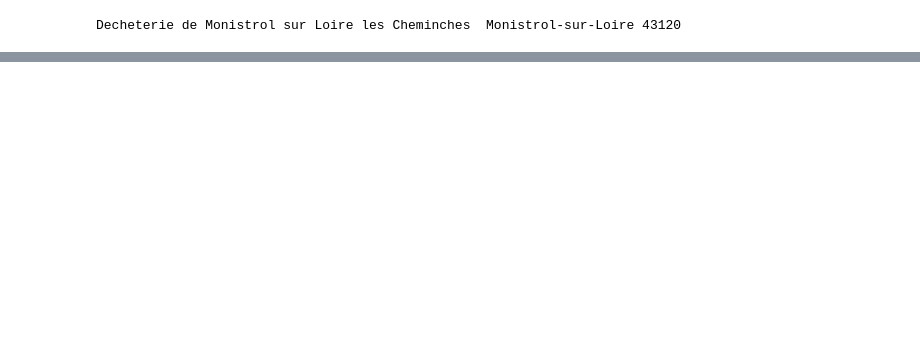
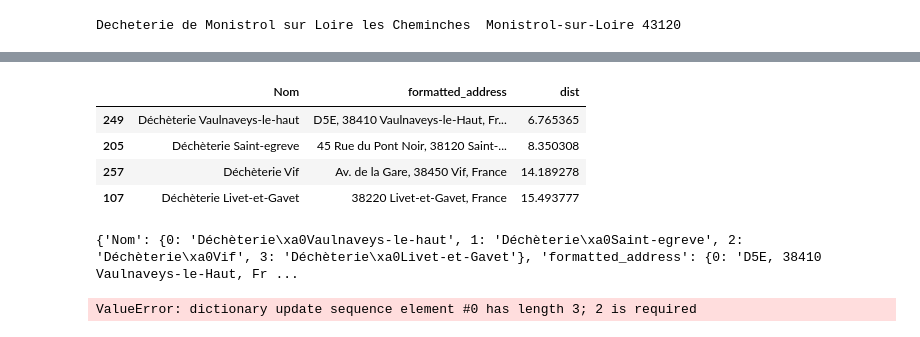
Before and after one commit to kairosilveira/track_my_trash_backend, a Jupyter notebook: src/analysis.ipynb, the cells around one changed output, grey strips where cells are left out. Drawn from its saved outputs; the diff is of its cells as text; code cells hidden in the pictures; blank space fills up the shorter version.

```diff
--- a/src/analysis.ipynb
+++ b/src/analysis.ipynb
@@ -193,2 +203,20 @@ df_final = df_final.drop(columns=["Adresse", "Adresse (suite)", "Libellé de la
 # %%
 df_final.to_csv("formatted_data.csv", index=False)
+# %%
+from trashlocation import TrashLocation
+import pandas as pd
+pd.options.mode.chained_assignment = None
+root_path = os.path.dirname(os.path.abspath(""))
+API_KEY = os.environ.get("API_KEY")
+a = TrashLocation(root_path=root_path)
+a.API_KEY = API_KEY
+a.get_data_path("formatted_data.csv")
+df_n_nearest = a.get_n_nearest(address="residence hector berlioz saint martin d'heres", n=4, trash_type="amiantes")
+
+df_n_nearest
+# %% [output]
+|  | Nom | formatted_address | dist |
+| 249 | Déchèterie Vaulnaveys-le-haut | D5E, 38410 Vaulnaveys-le-Haut, Fr... | 6.765365 |
+| 205 | Déchèterie Saint-egreve | 45 Rue du Pont Noir, 38120 Saint-... | 8.350308 |
+| 257 | Déchèterie Vif | Av. de la Gare, 38450 Vif, France | 14.189278 |
+| 107 | Déchèterie Livet-et-Gavet | 38220 Livet-et-Gavet, France | 15.493777 |
@@ -194,0 +225,4 @@ df_final.to_csv("formatted_data.csv", index=False)
+# %%
+print(df_n_nearest.to_dict())
+# %% [output]
+{'Nom': {0: 'Déchèterie\xa0Vaulnaveys-le-haut', 1: 'Déchèterie\xa0Saint-egreve', 2: 'Déchèterie\xa0Vif', 3: 'Déchèterie\xa0Livet-et-Gavet'}, 'formatted_address': {0: 'D5E, 38410 Vaulnaveys-le-Haut, Fr ...
@@ -194,0 +247,4 @@ df_final.to_csv("formatted_data.csv", index=False)
+# %%
+dict(map(lambda x:a[x], a))
+# %% [output]
+ValueError: dictionary update sequence element #0 has length 3; 2 is required
```
Also changed, not shown: parts of 4 cells of this notebook, 4 other files.
